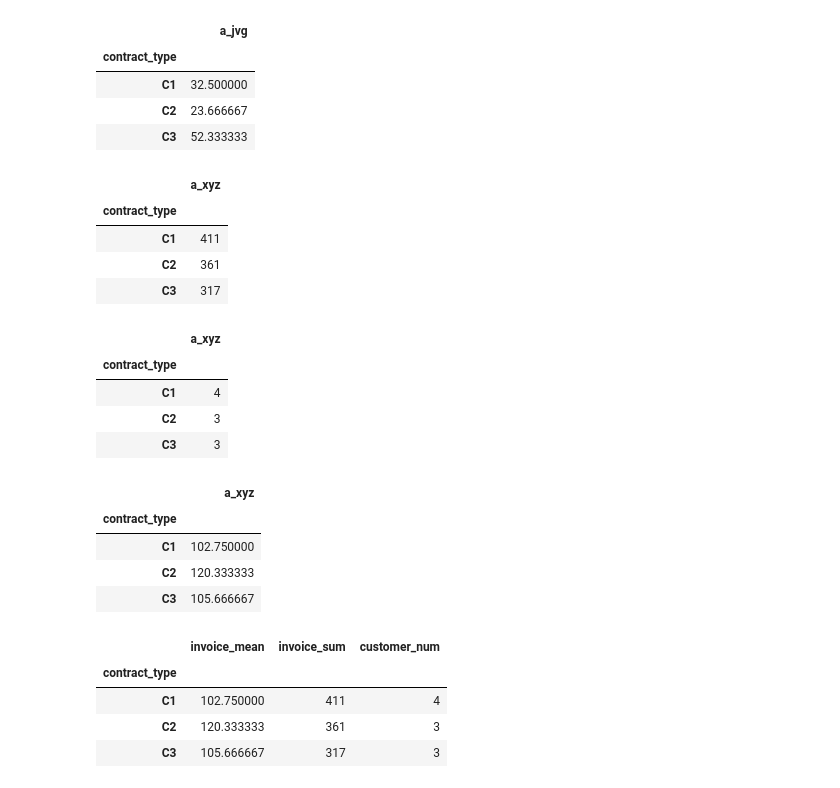
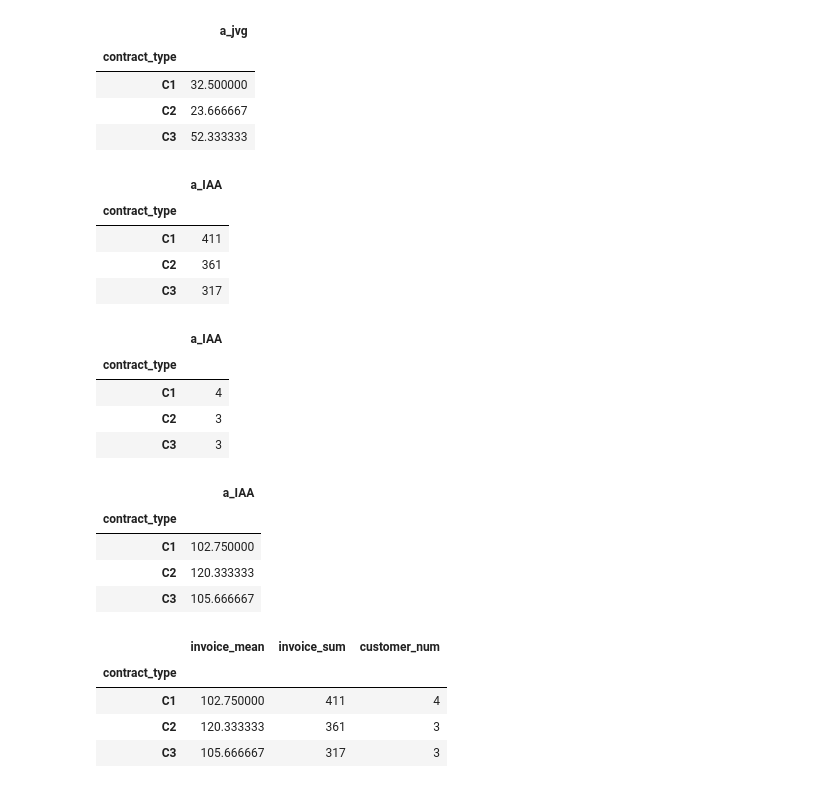
Before and after one commit to intisar2024/master_ITM, a Jupyter notebook: Assesment_M04.ipynb, the cells around one changed output. Cells and saved outputs as stored; diff of their text form; code cells hidden in the pictures.

```diff
--- a/Assesment_M04.ipynb
+++ b/Assesment_M04.ipynb
@@ -115,10 +115,10 @@ df_xyz
 # %% [markdown]
 2)Perform a __filtering operation__ on df_xyz to obtain a second dataframe called df_xyz2. __The student will choose the filtering operation__ he considers most appropriate based on the data
 # %%
-df_xyz=pd.DataFrame(customers)
-df_xyz
-df_xyz2=df_xyz[(df_xyz['age'] >=26) & (df_xyz['contract_type']=='C1')]
-df_xyz2
+df_IAA=pd.DataFrame(customers)
+df_IAA
+df_IAA2=df_IAA[(df_IAA['age'] >=26) & (df_IAA['contract_type']=='C1')]
+df_IAA2
 # %% [output]
 |  | customer_id | name | country | contract_type | age | invoice1 | invoice2 | invoice3 |
 | 0 | C01 | AJG | Spain | C1 | 33 | 100 | 103 | 90 |
@@ -162,25 +162,25 @@ df_jvg.groupby('contract_type').agg(a_jvg=('age', 'mean'))
 | C2 | 23.666667 |
 | C3 | 52.333333 |
 # %%
-df_xyz.groupby('contract_type').agg(a_xyz=('invoice1','sum'))
+df_IAA.groupby('contract_type').agg(a_IAA=('invoice1','sum'))
 # %% [output]
-|  | a_xyz |
+|  | a_IAA |
 | contract_type |  |
 | C1 | 411 |
 | C2 | 361 |
 | C3 | 317 |
 # %%
-df_xyz.groupby('contract_type').agg(a_xyz=('invoice1','count'))
+df_IAA.groupby('contract_type').agg(a_IAA=('invoice1','count'))
 # %% [output]
-|  | a_xyz |
+|  | a_IAA |
 | contract_type |  |
 | C1 | 4 |
 | C2 | 3 |
 | C3 | 3 |
 # %%
-df_xyz.groupby('contract_type').agg(a_xyz=('invoice1','mean'))
+df_IAA.groupby('contract_type').agg(a_IAA=('invoice1','mean'))
 # %% [output]
-|  | a_xyz |
+|  | a_IAA |
 | contract_type |  |
 | C1 | 102.750000 |
 | C2 | 120.333333 |
```
Also changed, not shown: parts of 16 cells of this notebook.
